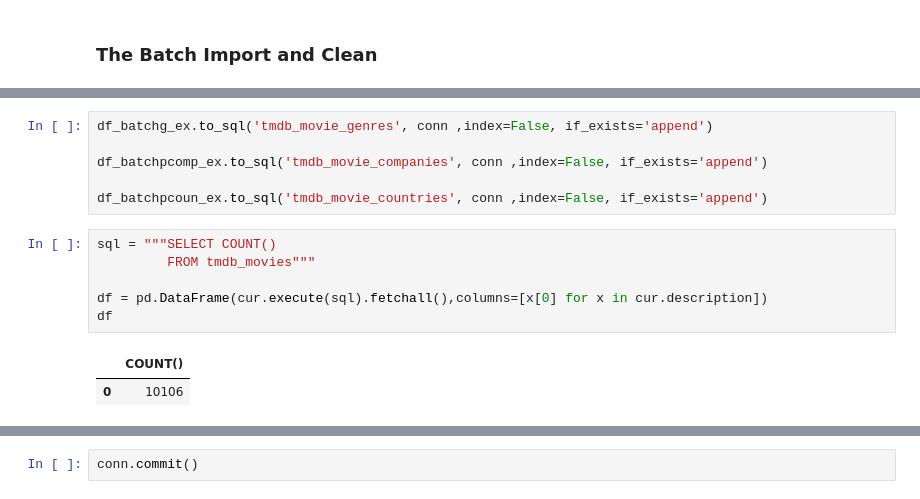
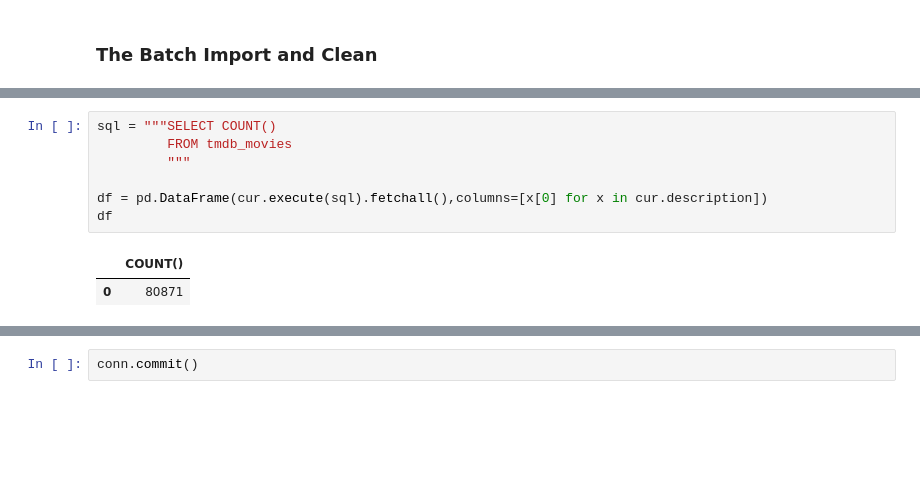
Before and after one commit to thetriggestcove/dsc-phase-1-project, a Jupyter notebook: student.ipynb, the cells around one changed output, grey strips where cells are left out. Cells and saved outputs as stored; diff of their text form; blank space fills up the shorter version.

Commit message:
Created working dataframe, started initial visualizations

```diff
--- a/student.ipynb
+++ b/student.ipynb
@@ -1144,15 +1165,10 @@ print(df_batchpcoun_ex.head())
-# %%
-df_batchg_ex.to_sql('tmdb_movie_genres', conn ,index=False, if_exists='append')
-
-df_batchpcomp_ex.to_sql('tmdb_movie_companies', conn ,index=False, if_exists='append')
-
-df_batchpcoun_ex.to_sql('tmdb_movie_countries', conn ,index=False, if_exists='append')
 # %%
 sql = """SELECT COUNT()
-         FROM tmdb_movies"""
+         FROM tmdb_movies
+         """
 
 df = pd.DataFrame(cur.execute(sql).fetchall(),columns=[x[0] for x in cur.description])
 df
 # %% [output]
 |  | COUNT() |
-| 0 | 10106 |
+| 0 | 80871 |
```
Also changed, not shown: parts of 9 cells of this notebook, 20 other files.
